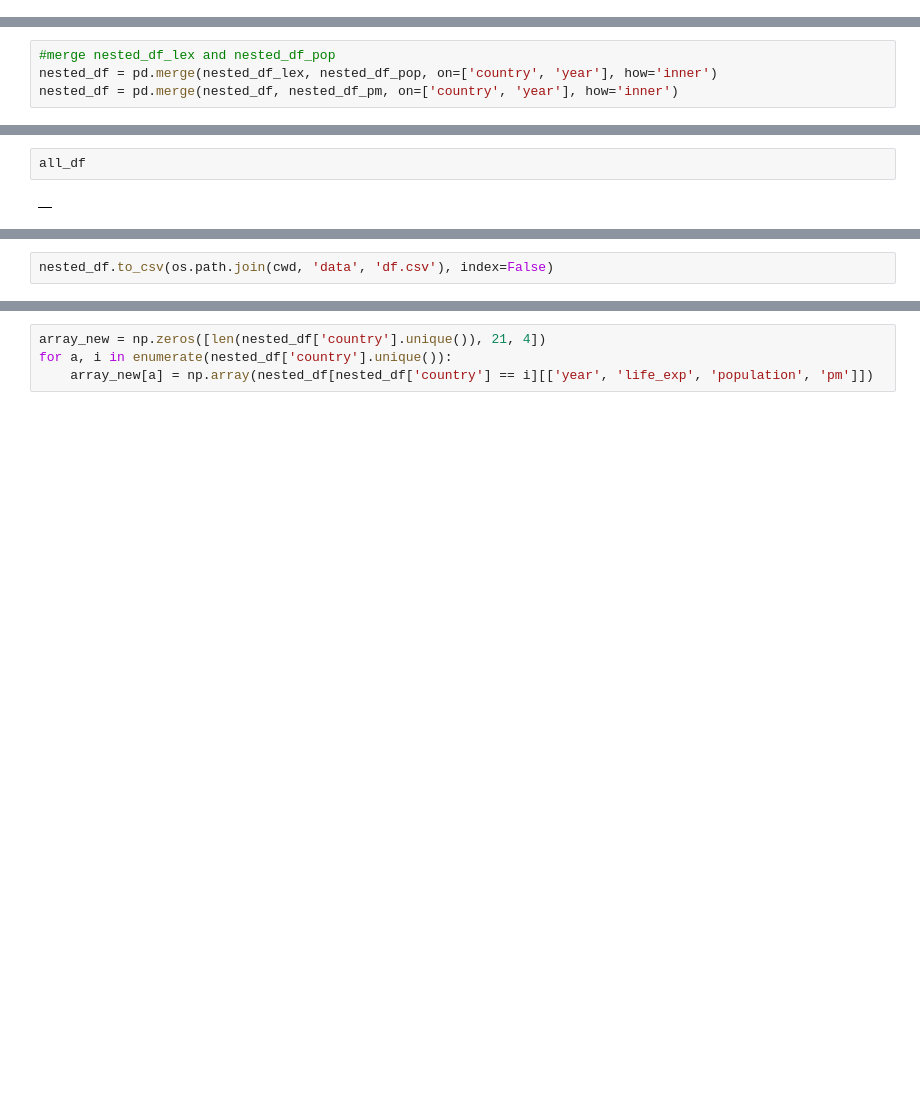
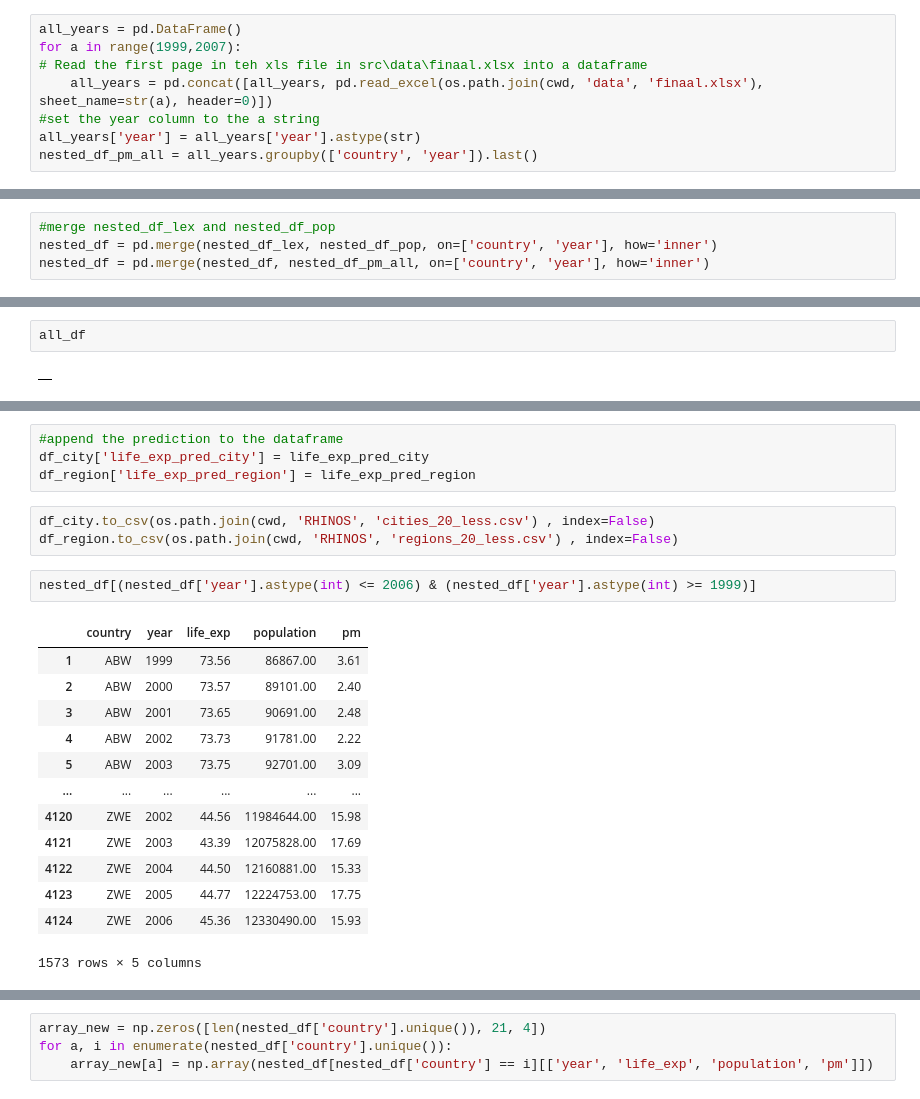
Before and after one commit to fndvit/mds-udg-viz-i-dgcp-hackathon-23, a Jupyter notebook: src/models/josep-notebook-proves.ipynb, the cells around one changed output, grey strips where cells are left out. Cells and saved outputs as stored; diff of their text form; blank space fills up the shorter version.

```diff
--- a/src/models/josep-notebook-proves.ipynb
+++ b/src/models/josep-notebook-proves.ipynb
@@ -108,0 +122,8 @@ nested_df_pm = df.groupby(['country', 'year']).last()
+# %%
+all_years = pd.DataFrame()
+for a in range(1999,2007):
+# Read the first page in teh xls file in src\data\finaal.xlsx into a dataframe
+    all_years = pd.concat([all_years, pd.read_excel(os.path.join(cwd, 'data', 'finaal.xlsx'), sheet_name=str(a), header=0)])
+#set the year column to the a string
+all_years['year'] = all_years['year'].astype(str)
+nested_df_pm_all = all_years.groupby(['country', 'year']).last()
@@ -109,4 +164,4 @@ nested_df_pm = df.groupby(['country', 'year']).last()
 # %%
 #merge nested_df_lex and nested_df_pop
 nested_df = pd.merge(nested_df_lex, nested_df_pop, on=['country', 'year'], how='inner')
-nested_df = pd.merge(nested_df, nested_df_pm, on=['country', 'year'], how='inner')
+nested_df = pd.merge(nested_df, nested_df_pm_all, on=['country', 'year'], how='inner')
@@ -207,2 +313,23 @@ nested_df
+# %%
+#append the prediction to the dataframe
+df_city['life_exp_pred_city'] = life_exp_pred_city
+df_region['life_exp_pred_region'] = life_exp_pred_region
 # %%
-nested_df.to_csv(os.path.join(cwd, 'data', 'df.csv'), index=False)
+df_city.to_csv(os.path.join(cwd, 'RHINOS', 'cities_20_less.csv') , index=False)
+df_region.to_csv(os.path.join(cwd, 'RHINOS', 'regions_20_less.csv') , index=False)
+# %%
+nested_df[(nested_df['year'].astype(int) <= 2006) & (nested_df['year'].astype(int) >= 1999)]
+# %% [output]
+|  | country | year | life_exp | population | pm |
+| 1 | ABW | 1999 | 73.56 | 86867.00 | 3.61 |
+| 2 | ABW | 2000 | 73.57 | 89101.00 | 2.40 |
+| 3 | ABW | 2001 | 73.65 | 90691.00 | 2.48 |
+| 4 | ABW | 2002 | 73.73 | 91781.00 | 2.22 |
+| 5 | ABW | 2003 | 73.75 | 92701.00 | 3.09 |
+| ... | ... | ... | ... | ... | ... |
+| 4120 | ZWE | 2002 | 44.56 | 11984644.00 | 15.98 |
+| 4121 | ZWE | 2003 | 43.39 | 12075828.00 | 17.69 |
+| 4122 | ZWE | 2004 | 44.50 | 12160881.00 | 15.33 |
+| 4123 | ZWE | 2005 | 44.77 | 12224753.00 | 17.75 |
+| 4124 | ZWE | 2006 | 45.36 | 12330490.00 | 15.93 |
+1573 rows × 5 columns
```
Also changed, not shown: parts of 24 cells of this notebook, 3 other files.
